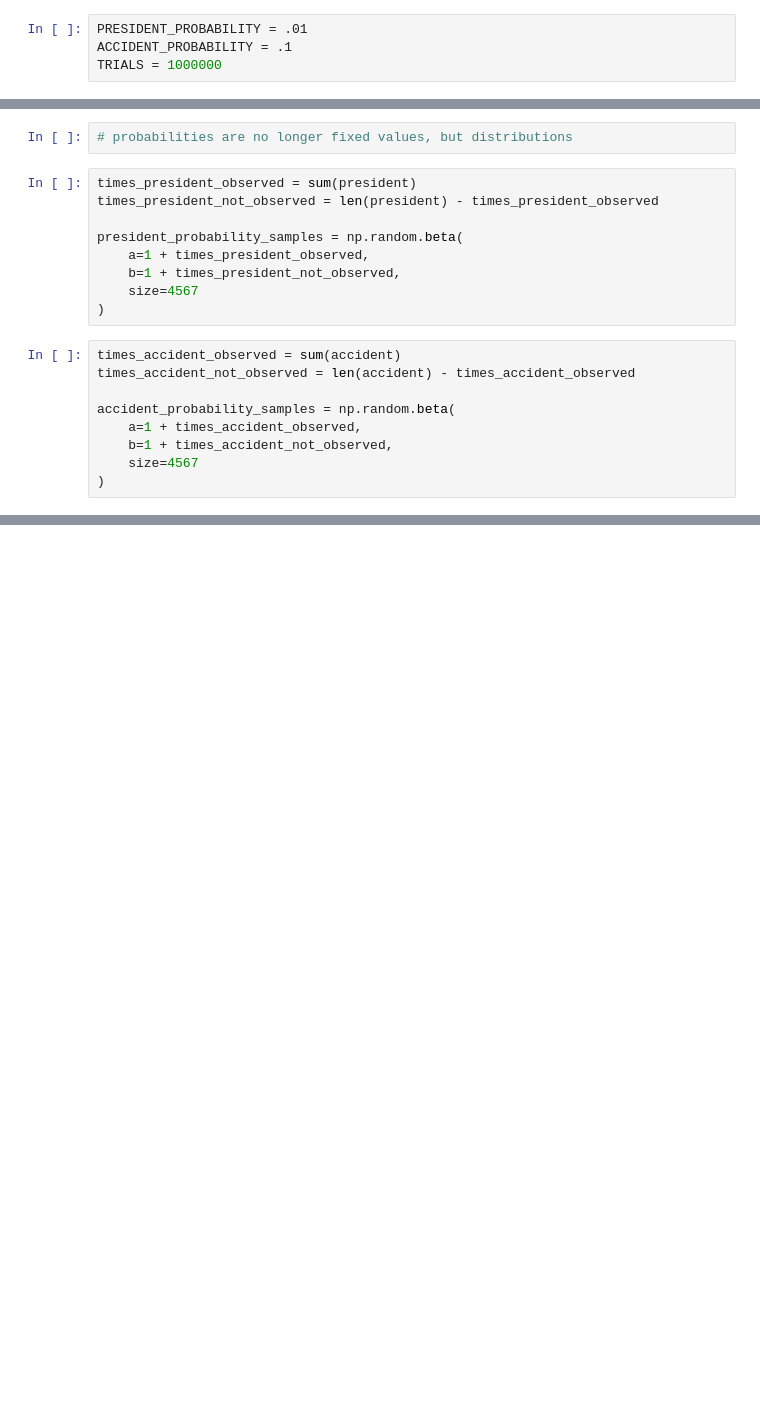
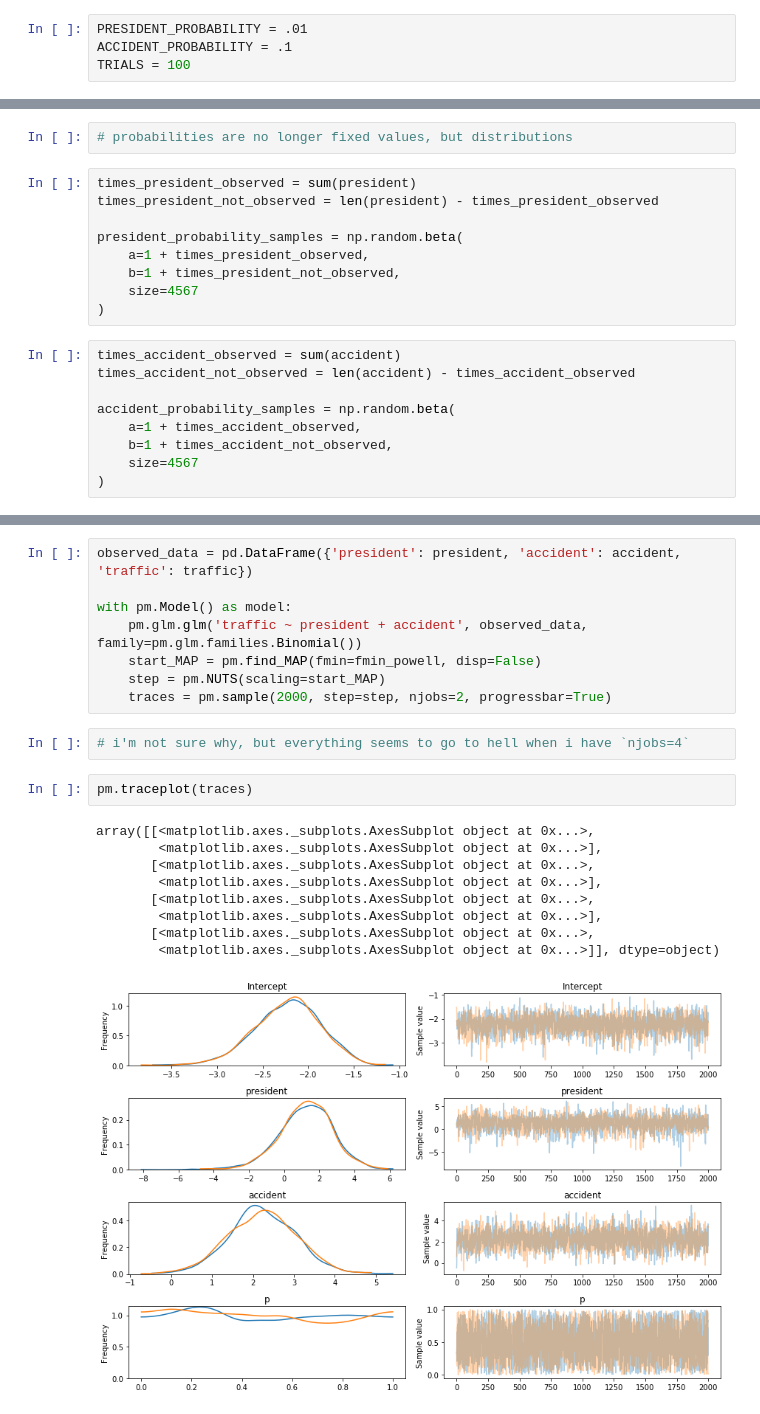
Before and after one commit to cavaunpeu/intercausal-reasoning, a Jupyter notebook: intercausal_reasoning.ipynb, the cells around one changed output, grey strips where cells are left out. Cells and saved outputs as stored; diff of their text form; blank space fills up the shorter version.

Commit message:
add frequentist, bayesian logistic regressions for traffic ~ president + accident

```diff
--- a/intercausal_reasoning.ipynb
+++ b/intercausal_reasoning.ipynb
@@ -8,7 +12,7 @@ import numpy as np
 # %%
 PRESIDENT_PROBABILITY = .01
 ACCIDENT_PROBABILITY = .1
-TRIALS = 1000000
+TRIALS = 100
 # %%
 president = np.random.binomial(n=1, p=PRESIDENT_PROBABILITY, size=TRIALS)
 accident = np.random.binomial(n=1, p=ACCIDENT_PROBABILITY, size=TRIALS)
@@ -57,0 +75,22 @@ accident_probability_samples = np.random.beta(
+# %%
+observed_data = pd.DataFrame({'president': president, 'accident': accident, 'traffic': traffic})
+
+with pm.Model() as model:
+    pm.glm.glm('traffic ~ president + accident', observed_data, family=pm.glm.families.Binomial())
+    start_MAP = pm.find_MAP(fmin=fmin_powell, disp=False)
+    step = pm.NUTS(scaling=start_MAP)
+    traces = pm.sample(2000, step=step, njobs=2, progressbar=True)
+# %%
+# i'm not sure why, but everything seems to go to hell when i have `njobs=4`
+# %%
+pm.traceplot(traces)
+# %% [output]
+array([[<matplotlib.axes._subplots.AxesSubplot object at 0x...>,
+        <matplotlib.axes._subplots.AxesSubplot object at 0x...>],
+       [<matplotlib.axes._subplots.AxesSubplot object at 0x...>,
+        <matplotlib.axes._subplots.AxesSubplot object at 0x...>],
+       [<matplotlib.axes._subplots.AxesSubplot object at 0x...>,
+        <matplotlib.axes._subplots.AxesSubplot object at 0x...>],
+       [<matplotlib.axes._subplots.AxesSubplot object at 0x...>,
+        <matplotlib.axes._subplots.AxesSubplot object at 0x...>]], dtype=object)
+[figure, added]
```
Also changed, not shown: parts of 8 cells of this notebook.
